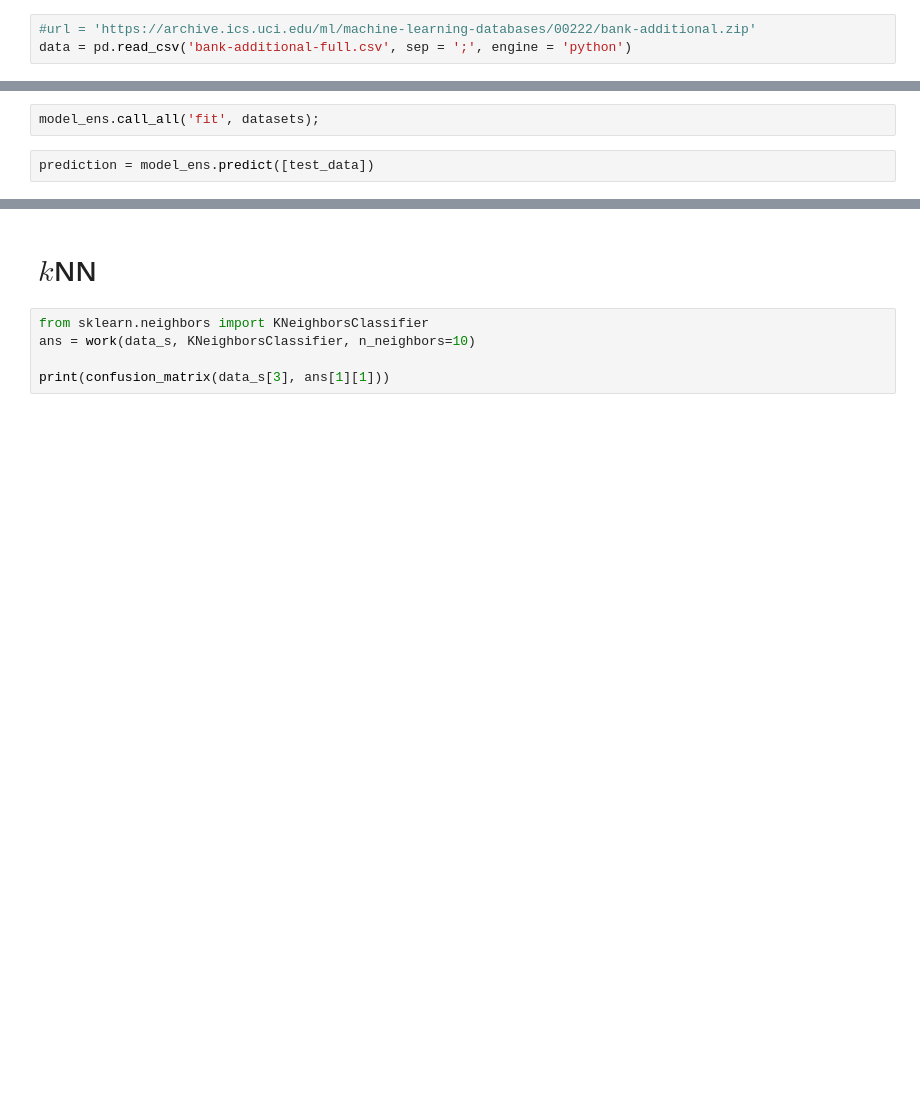
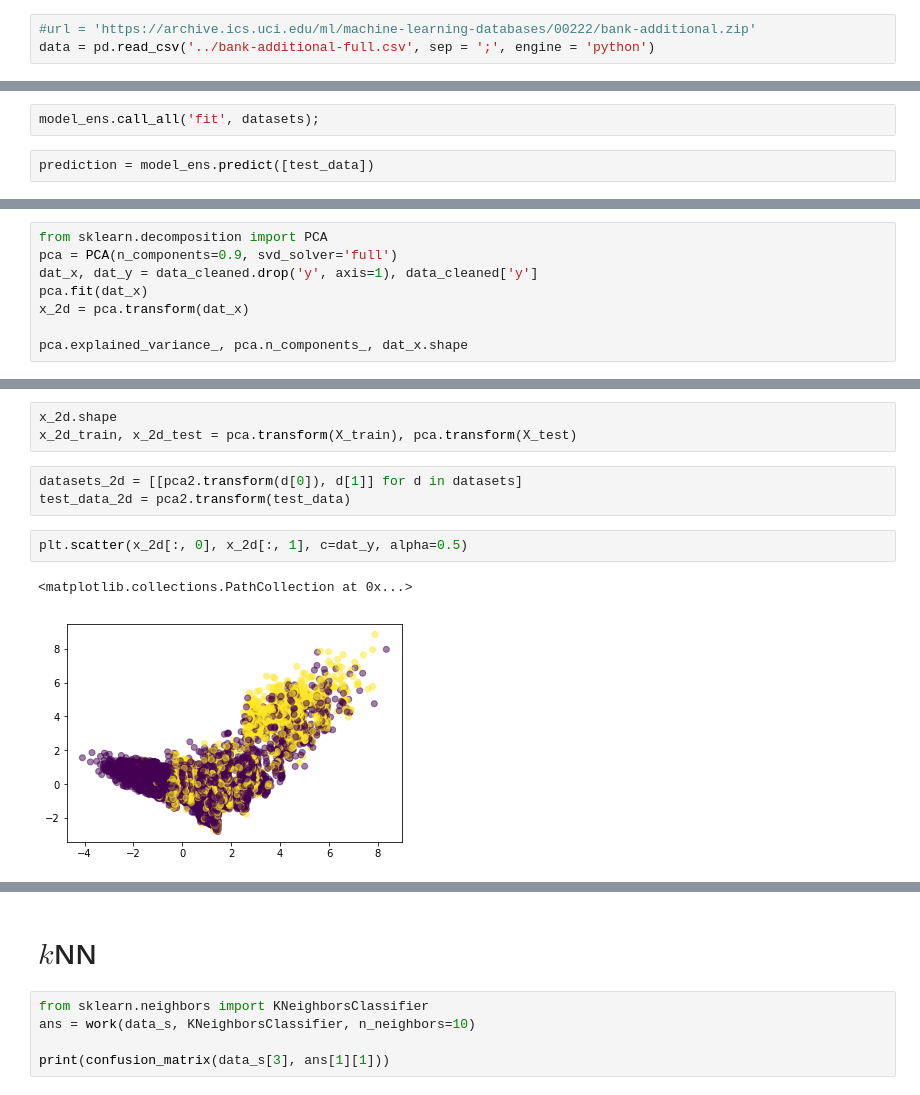
Before and after one commit to IlyaKiparenko/ML, a Jupyter notebook: Lab1_ML.ipynb, the cells around one changed output, grey strips where cells are left out. Saved outputs shown, nothing was run; the diff lists cells and outputs as text; blank space fills up the shorter version.

```diff
--- a/Lab1_ML.ipynb
+++ b/Lab1_ML.ipynb
@@ -9,7 +9,7 @@ import pandas as pd
 %matplotlib inline
 # %%
 #url = 'https://archive.ics.uci.edu/ml/machine-learning-databases/00222/bank-additional.zip'
-data = pd.read_csv('bank-additional-full.csv', sep = ';', engine = 'python')
+data = pd.read_csv('../bank-additional-full.csv', sep = ';', engine = 'python')
 # %%
 data.head()
 # %% [output]
@@ -727,2 +738,10 @@ Test confuse
 Кстати такую же ошибку показывали наши наихудшие модели.
 Зато ошибка на тренировочной ошибке лучше всех. Хотя и не намного так как если считать ошибку только на классе `y` выходит всё ещё чуть лучше рандома.
+# %%
+from sklearn.decomposition import PCA
+pca = PCA(n_components=0.9, svd_solver='full')
+dat_x, dat_y = data_cleaned.drop('y', axis=1), data_cleaned['y']
+pca.fit(dat_x)
+x_2d = pca.transform(dat_x)
+
+pca.explained_variance_, pca.n_components_, dat_x.shape
@@ -728,0 +765,11 @@ Test confuse
+# %%
+x_2d.shape
+x_2d_train, x_2d_test = pca.transform(X_train), pca.transform(X_test)
+# %%
+datasets_2d = [[pca2.transform(d[0]), d[1]] for d in datasets]
+test_data_2d = pca2.transform(test_data)
+# %%
+plt.scatter(x_2d[:, 0], x_2d[:, 1], c=dat_y, alpha=0.5)
+# %% [output]
+<matplotlib.collections.PathCollection at 0x...>
+[figure, added]
```
Also changed, not shown: parts of 34 cells of this notebook.
